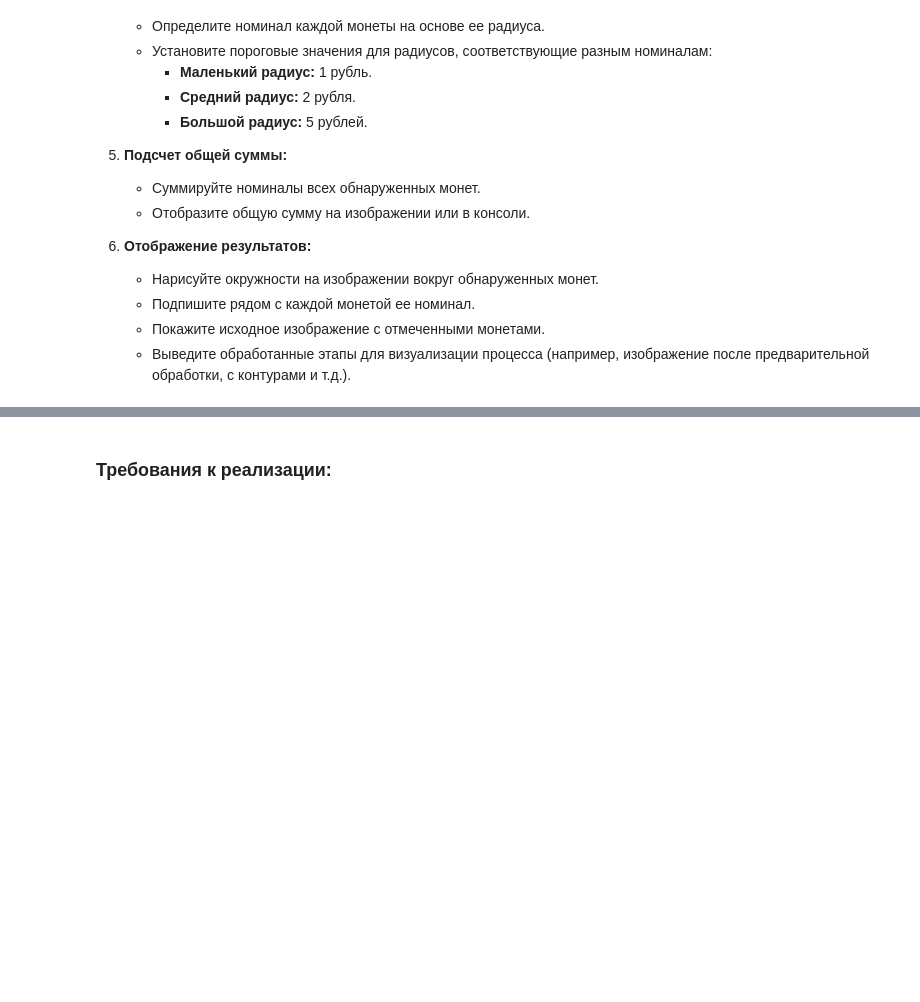
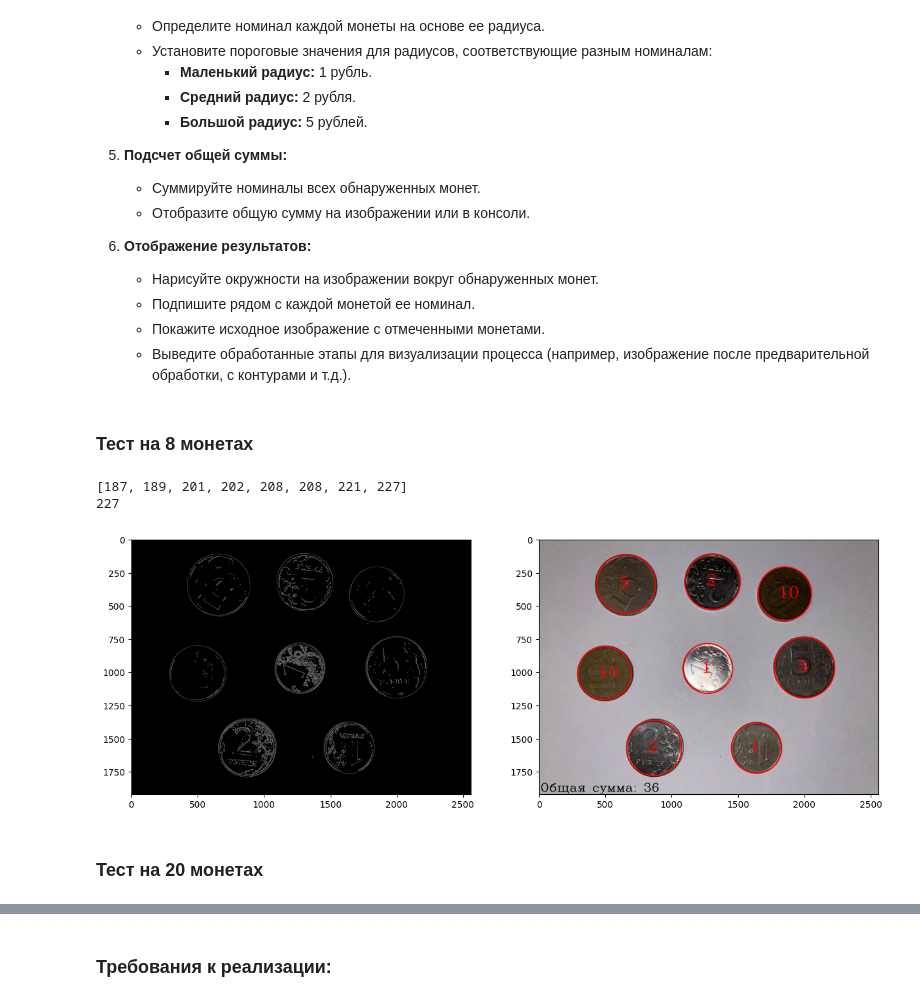
Before and after one commit to ilyak0n/image_processing, a Jupyter notebook: Проектная_работа_№1_Классификация_объектов_на_изображении.ipynb, the cells around one changed output, grey strips where cells are left out. Saved outputs shown, nothing was run; the diff lists cells and outputs as text; code cells hidden in the pictures; blank space fills up the shorter version.

```diff
--- a/Проектная_работа_№1_Классификация_объектов_на_изображении.ipynb
+++ b/Проектная_работа_№1_Классификация_объектов_на_изображении.ipynb
@@ -38,3 +42,5 @@
    - Подпишите рядом с каждой монетой ее номинал.
    - Покажите исходное изображение с отмеченными монетами.
    - Выведите обработанные этапы для визуализации процесса (например, изображение после предварительной обработки, с контурами и т.д.).
+# %% [markdown]
+### Тест на 8 монетах
@@ -40,0 +120,9 @@
+# %%
+coin_classification1('test1.jpg', (3,3), 1.2, 150,
+                     50, 100, 150, 270)
+# %% [output]
+[187, 189, 201, 202, 208, 208, 221, 227]
+227
+[figure, added]
+# %% [markdown]
+### Тест на 20 монетах
```
Also changed, not shown: parts of 9 cells of this notebook.
